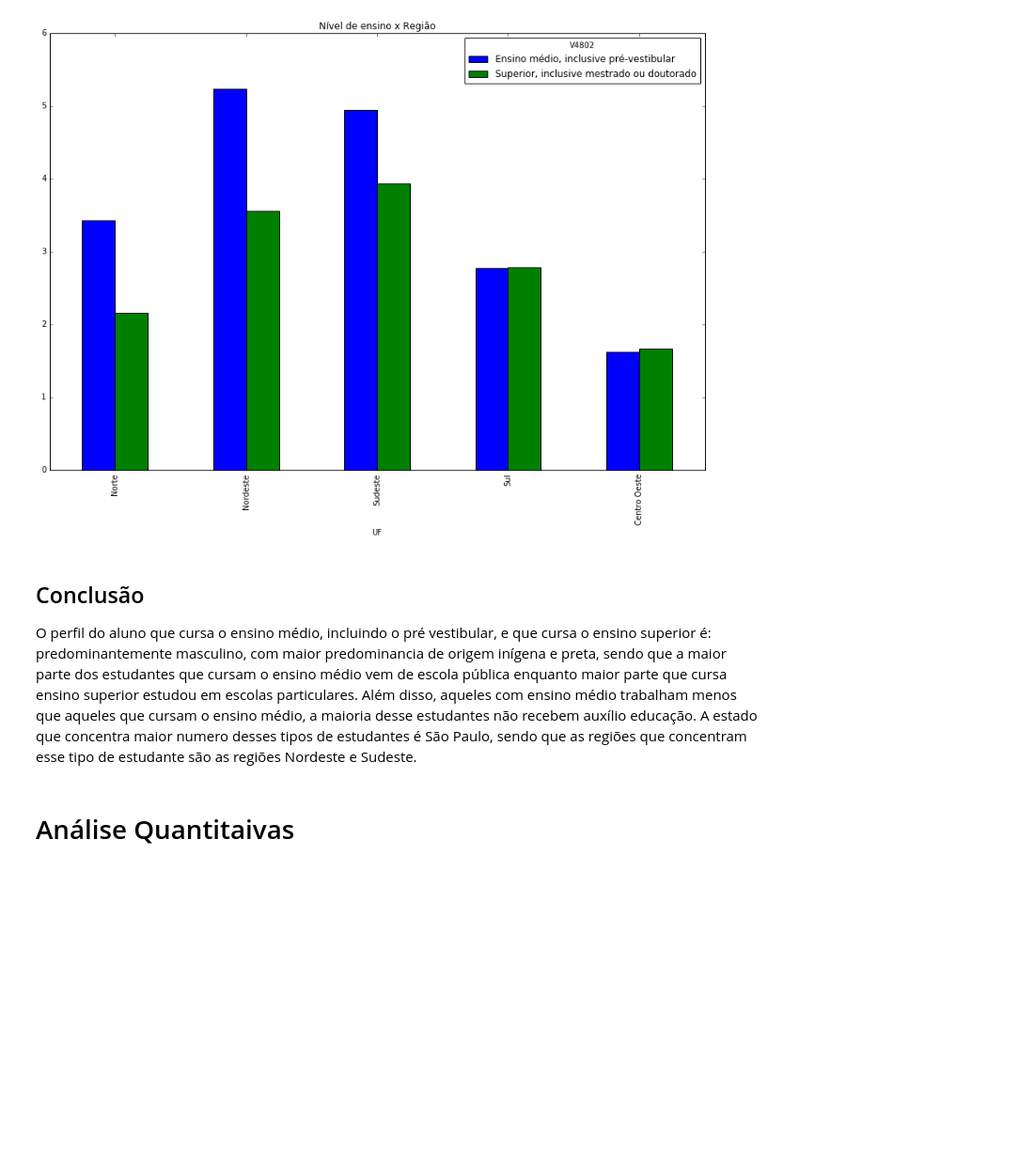
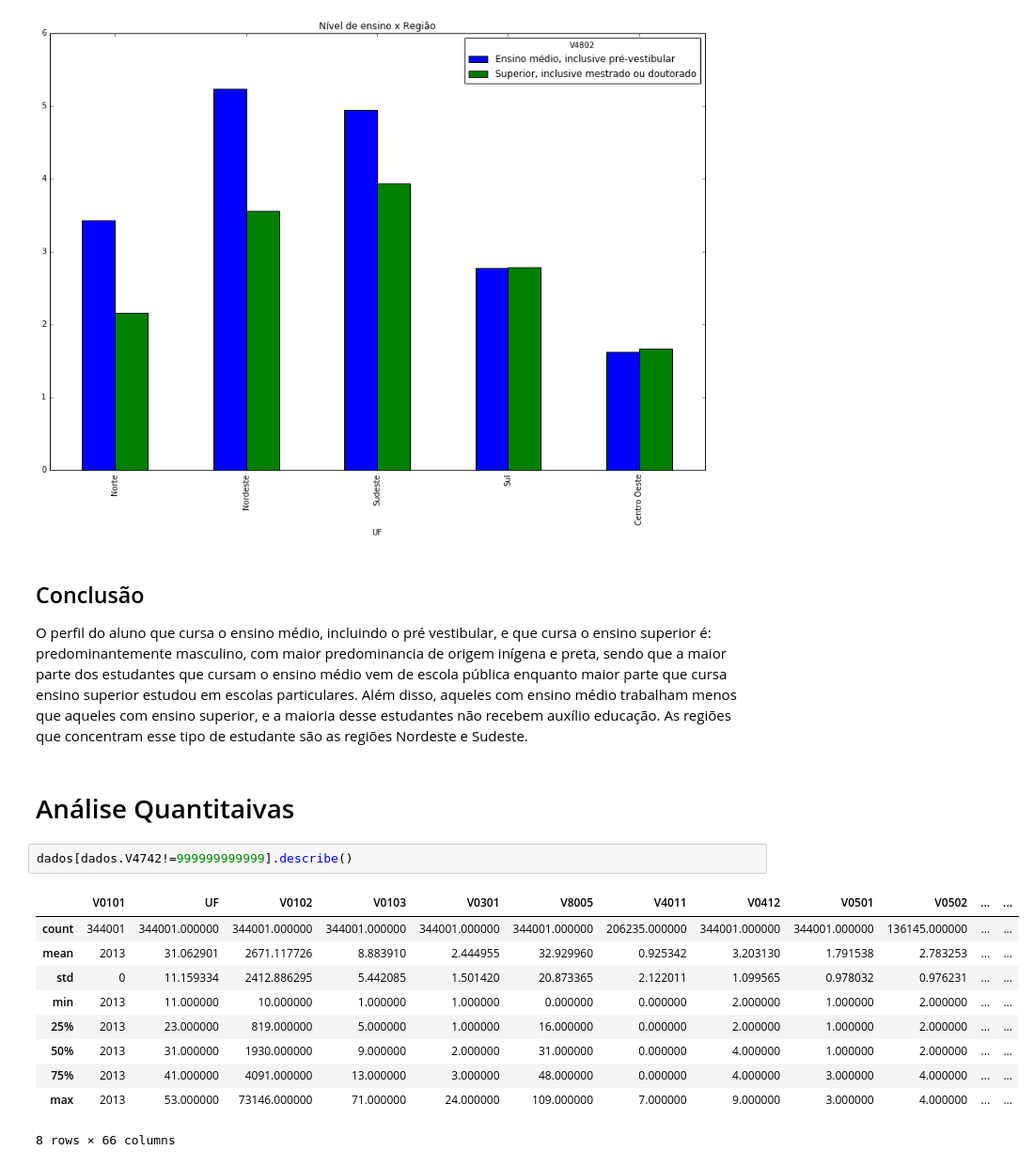
Before and after one commit to carloshljr/CD, a Jupyter notebook: Aula02 Atividade Variáveis Qualitativas com PNAD.ipynb, the cells around one changed output. Shown at 94% size. Drawn from its saved outputs; the diff is of its cells as text; blank space fills up the shorter version.

```diff
--- a/Aula02 Atividade Variáveis Qualitativas com PNAD.ipynb
+++ b/Aula02 Atividade Variáveis Qualitativas com PNAD.ipynb
@@ -423,6 +425,19 @@ plt.title('Nível de ensino x Região')
 # %% [markdown]
 ## Conclusão
 
-O perfil do aluno que cursa o ensino médio, incluindo o pré vestibular, e que cursa o ensino superior é: predominantemente masculino, com maior predominancia de origem inígena e preta, sendo que a maior parte dos estudantes que cursam o ensino médio vem de escola pública enquanto maior parte que cursa ensino superior estudou em escolas particulares. Além disso, aqueles com ensino médio trabalham menos que aqueles que cursam o ensino médio, a maioria desse estudantes não recebem auxílio educação. A estado que concentra maior numero desses tipos de estudantes é São Paulo, sendo que as regiões que concentram esse tipo de estudante são as regiões Nordeste e Sudeste.
+O perfil do aluno que cursa o ensino médio, incluindo o pré vestibular, e que cursa o ensino superior é: predominantemente masculino, com maior predominancia de origem inígena e preta, sendo que a maior parte dos estudantes que cursam o ensino médio vem de escola pública enquanto maior parte que cursa ensino superior estudou em escolas particulares. Além disso, aqueles com ensino médio trabalham menos que aqueles com ensino superior, e a maioria desse estudantes não recebem auxílio educação. As regiões que concentram esse tipo de estudante são as regiões Nordeste e Sudeste.
 # %% [markdown]
 # Análise Quantitaivas
+# %%
+dados[dados.V4742!=999999999999].describe()
+# %% [output]
+|  | V0101 | UF | V0102 | V0103 | V0301 | V8005 | V4011 | V0412 | V0501 | V0502 | ... | ... |
+| count | 344001 | 344001.000000 | 344001.000000 | 344001.000000 | 344001.000000 | 344001.000000 | 206235.000000 | 344001.000000 | 344001.000000 | 136145.000000 | ... | ... |
+| mean | 2013 | 31.062901 | 2671.117726 | 8.883910 | 2.444955 | 32.929960 | 0.925342 | 3.203130 | 1.791538 | 2.783253 | ... | ... |
+| std | 0 | 11.159334 | 2412.886295 | 5.442085 | 1.501420 | 20.873365 | 2.122011 | 1.099565 | 0.978032 | 0.976231 | ... | ... |
+| min | 2013 | 11.000000 | 10.000000 | 1.000000 | 1.000000 | 0.000000 | 0.000000 | 2.000000 | 1.000000 | 2.000000 | ... | ... |
+| 25% | 2013 | 23.000000 | 819.000000 | 5.000000 | 1.000000 | 16.000000 | 0.000000 | 2.000000 | 1.000000 | 2.000000 | ... | ... |
+| 50% | 2013 | 31.000000 | 1930.000000 | 9.000000 | 2.000000 | 31.000000 | 0.000000 | 4.000000 | 1.000000 | 2.000000 | ... | ... |
+| 75% | 2013 | 41.000000 | 4091.000000 | 13.000000 | 3.000000 | 48.000000 | 0.000000 | 4.000000 | 3.000000 | 4.000000 | ... | ... |
+| max | 2013 | 53.000000 | 73146.000000 | 71.000000 | 24.000000 | 109.000000 | 7.000000 | 9.000000 | 3.000000 | 4.000000 | ... | ... |
+8 rows × 66 columns
```
Also changed, not shown: parts of 27 cells of this notebook.
